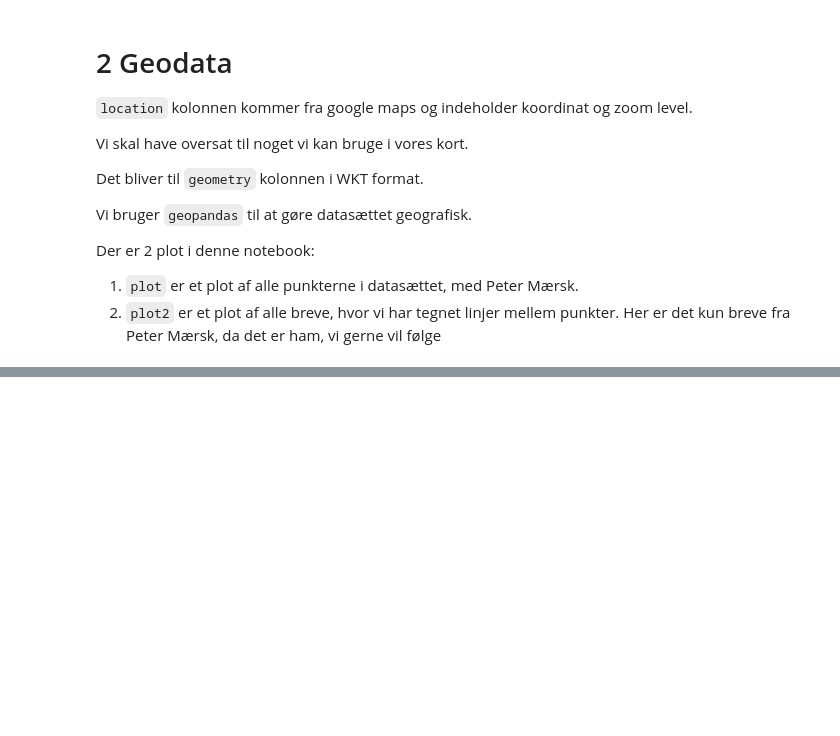
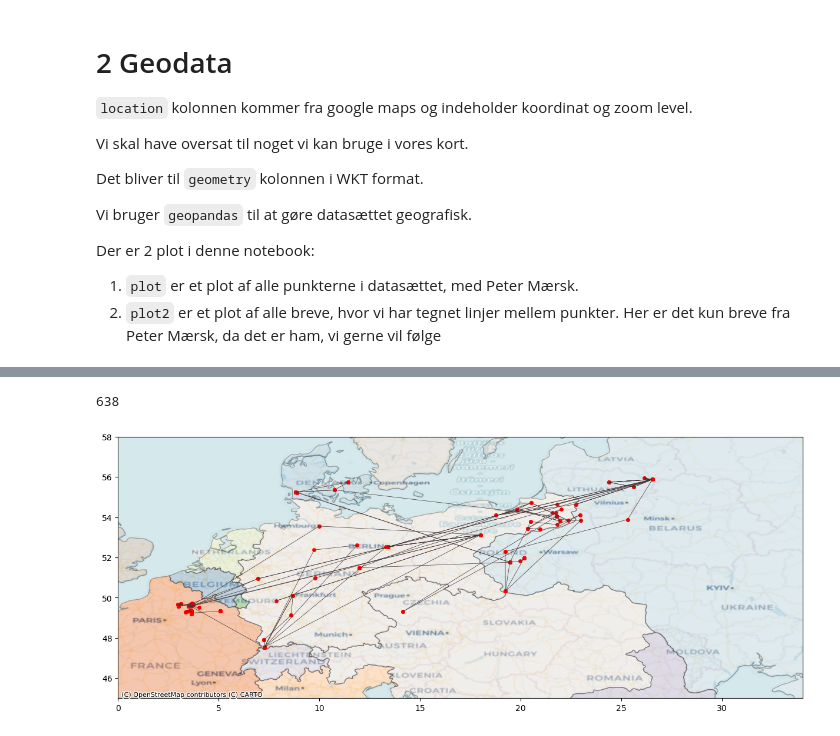
Before and after one commit to dalager/jernkorsetbreve, a Jupyter notebook: 02_geodata.ipynb, the cells around one changed output, grey strips where cells are left out. Cells and saved outputs as stored; diff of their text form; code cells hidden in the pictures; blank space fills up the shorter version.

```diff
--- a/02_geodata.ipynb
+++ b/02_geodata.ipynb
@@ -48,8 +49,0 @@ gdf = gpd.GeoDataFrame(df, geometry='geometry')
-# %%
-fig, ax = plt.subplots(figsize=(15, 15))
-
-gdf.plot(ax=ax, edgecolor='red',markersize=15,  alpha=0.5, color='red')
-ax.set_ylim(43,60)
-ax.set_xlim(-3,40)
-cx.add_basemap(ax, crs='epsg:4326')
-plt.savefig('images/letters.png', dpi=300, bbox_inches='tight')
@@ -56,33 +133,40 @@ plt.savefig('images/letters.png', dpi=300, bbox_inches='tight')
 # %%
 # create a line between the points of the letters
 # sender must be "Peter Mærsk"
 gdf = gpd.GeoDataFrame(df, geometry='geometry')
 print(len(gdf))
 gdf = gdf[gdf['sender'] == 'Peter Mærsk']
 gdf = gdf.sort_values(by='id')
 
 # only the first 100 letters
 # gdf = gdf[500:]
 
 points = gdf.geometry.tolist()
 from shapely.geometry import LineString
 # Create line strings between each point
 lines = [LineString([points[i], points[i + 1]]) for i in range(len(points) - 1)]
 
 # Create a new GeoDataFrame for lines
 line_gdf = gpd.GeoDataFrame(geometry=lines)
 
 # Plotting (optional)
 fig, ax = plt.subplots(figsize=(15, 15))
 ax.set_ylim(45,58)
 ax.set_xlim(0,34)
-gdf.plot(ax=ax,marker='o', color='green', markersize=25, alpha=1)  # Plot points
-line_gdf.plot(ax=ax, linewidth=1, color='#443234')  # Plot lines
-cx.add_basemap(ax, crs='epsg:4326')
+
+
+cx.add_basemap(ax, crs='epsg:4326',source=cx.providers.CartoDB.Voyager)
+gdf1914.plot(ax=ax, cmap="tab20c", column='NAME', edgecolor='black',alpha=0.3)
+gdf.plot(ax=ax,marker='o', color='red', markersize=15, alpha=1)  # Plot points
+line_gdf.plot(ax=ax, linewidth=0.5, color='#443234')  # Plot lines
+
 plt.savefig('images/letters_connected.png', dpi=300, bbox_inches='tight')
 
 
 # create a line between the points of the letters
+# %% [output]
+638
+[figure, added]
 # %%
 ## THIS DOES NOT BELONG HER
 # for each letter we calculate the time between the letters
```
Also changed, not shown: parts of 13 cells of this notebook, 5 other files.
